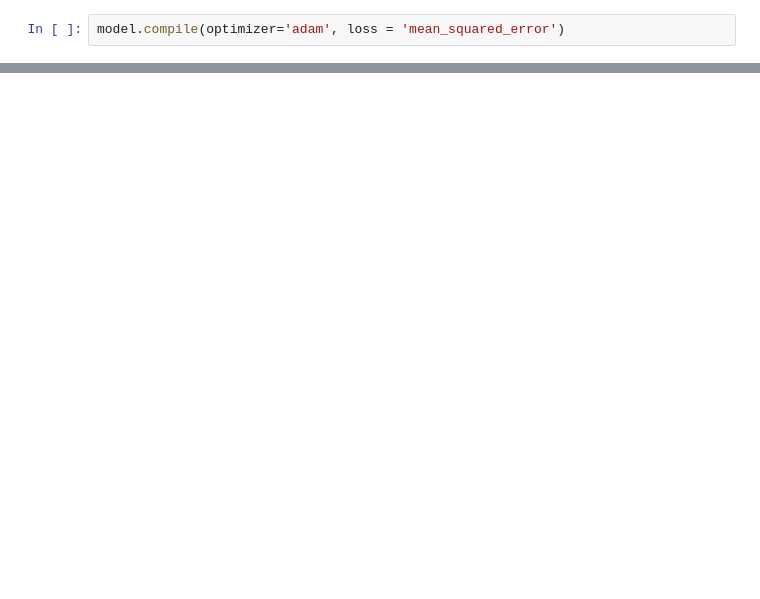
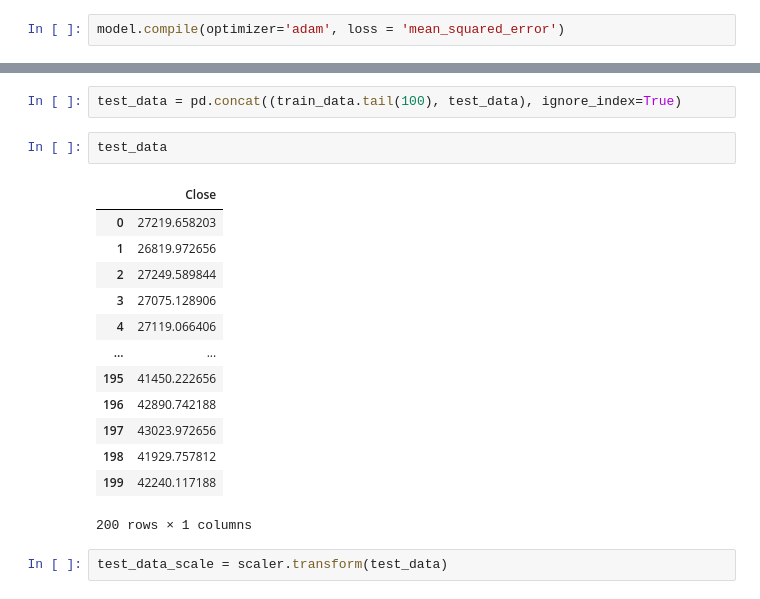
Before and after one commit to omkarmane03/Bitcoin-Future-Price-Prediction-ML-Project, a Jupyter notebook: Bitcoin_Future_Price_Prediction.ipynb, the cells around one changed output, grey strips where cells are left out. Cells and saved outputs as stored; diff of their text form; blank space fills up the shorter version.

```diff
--- a/Bitcoin_Future_Price_Prediction.ipynb
+++ b/Bitcoin_Future_Price_Prediction.ipynb
@@ -66,0 +124,20 @@ model.compile(optimizer='adam', loss = 'mean_squared_error')
+# %%
+test_data = pd.concat((train_data.tail(100), test_data), ignore_index=True)
+# %%
+test_data
+# %% [output]
+|  | Close |
+| 0 | 27219.658203 |
+| 1 | 26819.972656 |
+| 2 | 27249.589844 |
+| 3 | 27075.128906 |
+| 4 | 27119.066406 |
+| ... | ... |
+| 195 | 41450.222656 |
+| 196 | 42890.742188 |
+| 197 | 43023.972656 |
+| 198 | 41929.757812 |
+| 199 | 42240.117188 |
+200 rows × 1 columns
+# %%
+test_data_scale = scaler.transform(test_data)
```
Also changed, not shown: parts of 19 cells of this notebook.
